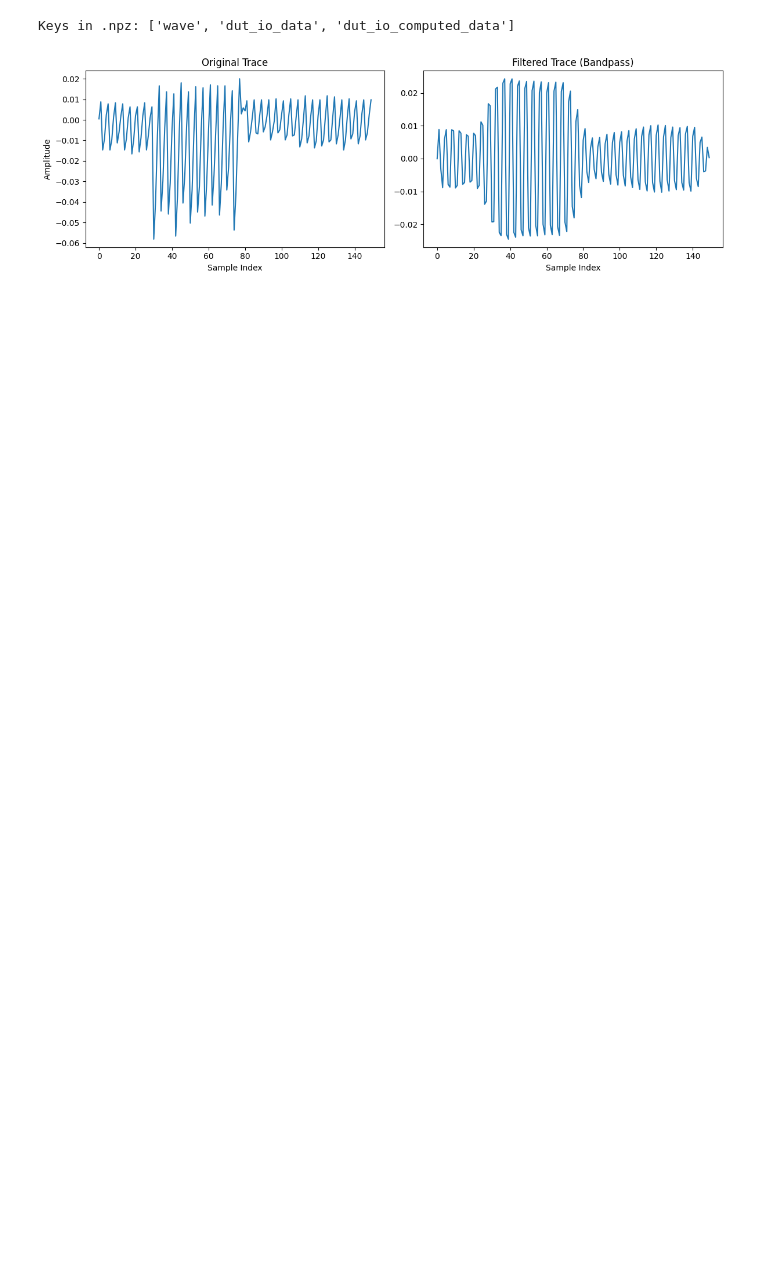
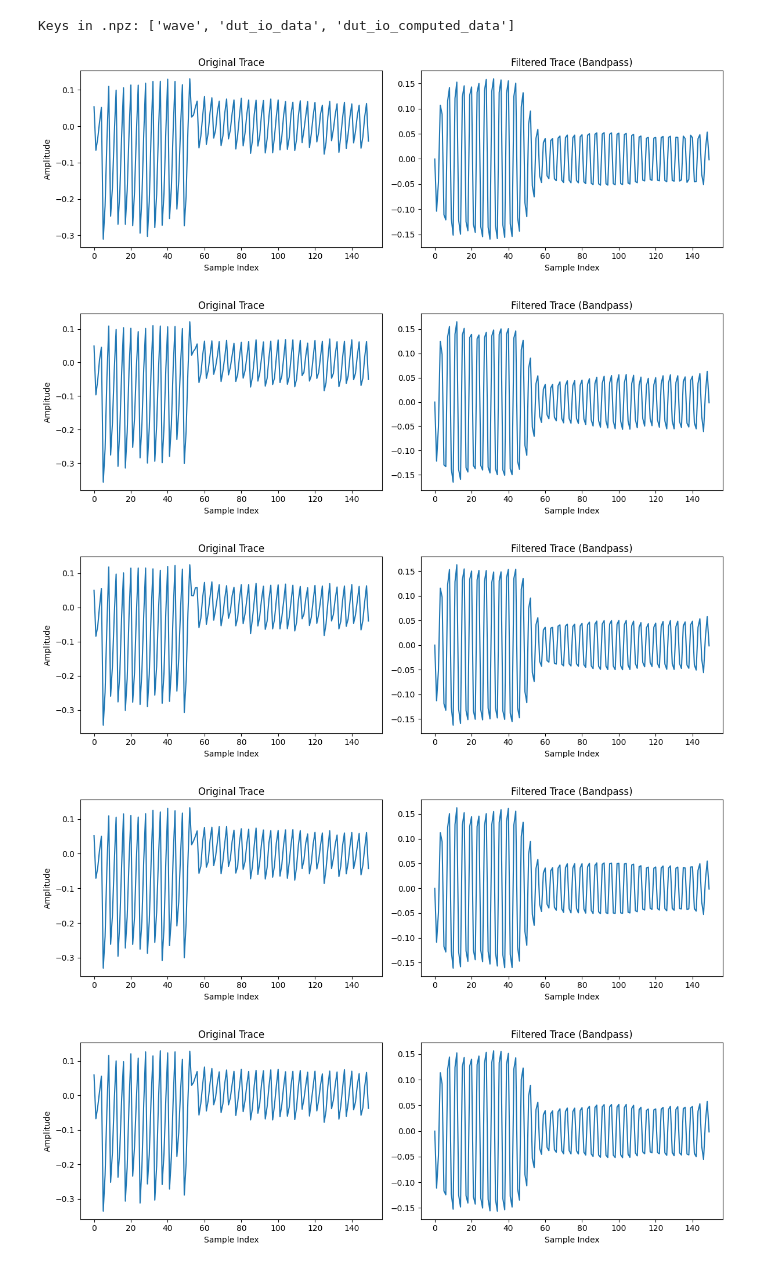
Before and after one commit to AhmedHedi0/AdvSecLab, a Jupyter notebook: advseceng25-sca-framework-main/src/py/analysis.ipynb, the cells around one changed output. Saved outputs shown, nothing was run; the diff lists cells and outputs as text; code cells hidden in the pictures; blank space fills up the shorter version.

```diff
--- a/advseceng25-sca-framework-main/src/py/analysis.ipynb
+++ b/advseceng25-sca-framework-main/src/py/analysis.ipynb
@@ -45,5 +47,5 @@ plt.show()
 # %%
-data = np.load("C:/Users/Ahmed/Desktop/AdvSecLab/data/traces_0.npz", allow_pickle=True)
+data = np.load(r"C:\Users\Ahmed\Desktop\AdvSecLab\traces\traces_0.npz", allow_pickle=True)
 print("Keys in .npz:", list(data.keys()))
 # %% [output]
 Keys in .npz: ['wave', 'dut_io_data', 'dut_io_computed_data']
@@ -51,47 +53,53 @@ Keys in .npz: ['wave', 'dut_io_data', 'dut_io_computed_data']
 import numpy as np
 import matplotlib.pyplot as plt
 from scipy.signal import butter, filtfilt
 
 # Define the bandpass filter
 def bandpass_filter(trace, lowcut=20e6, highcut=30e6, fs=100e6, order=4):
     nyq = 0.5 * fs
     b, a = butter(order, [lowcut/nyq, highcut/nyq], btype='band')
     return filtfilt(b, a, trace)
 
 # Load the .npz file
 traces = data['wave']
 dut_io_data = data['dut_io_data']
 dut_io_computed_data = data['dut_io_computed_data']
 
 # Apply the filter to all traces
 filtered_traces = np.array([bandpass_filter(trace) for trace in traces])
 
 # Plot one example trace (before and after filtering)
+
 example_index = 0
-original = traces[example_index]
-filtered = filtered_traces[example_index]
+for example_index in [0, 100, 1000, 3000, 4999]:
+    original = traces[example_index]
+    filtered = filtered_traces[example_index]
 
-plt.figure(figsize=(12, 4))
-plt.subplot(1, 2, 1)
-plt.plot(original)
-plt.title("Original Trace")
-plt.xlabel("Sample Index")
-plt.ylabel("Amplitude")
+    plt.figure(figsize=(12, 4))
+    plt.subplot(1, 2, 1)
+    plt.plot(original)
+    plt.title("Original Trace")
+    plt.xlabel("Sample Index")
+    plt.ylabel("Amplitude")
 
-plt.subplot(1, 2, 2)
-plt.plot(filtered)
-plt.title("Filtered Trace (Bandpass)")
-plt.xlabel("Sample Index")
-plt.tight_layout()
-plt.show()
+    plt.subplot(1, 2, 2)
+    plt.plot(filtered)
+    plt.title("Filtered Trace (Bandpass)")
+    plt.xlabel("Sample Index")
+    plt.tight_layout()
+    plt.show()
 
 # Save filtered traces to a new file
 np.savez_compressed(
-    'data/traces_0_filtered.npz',
+    'data/traces_1_filtered.npz',
     wave=filtered_traces,
     dut_io_data=dut_io_data,
     dut_io_computed_data=dut_io_computed_data
 )
 # %% [output]
-[figure, old version]
+[figure, new version]
+[figure, added]
+[figure, added]
+[figure, added]
+[figure, added]
 # %%
```
Also changed, not shown: parts of 6 cells of this notebook, 14 other files.
